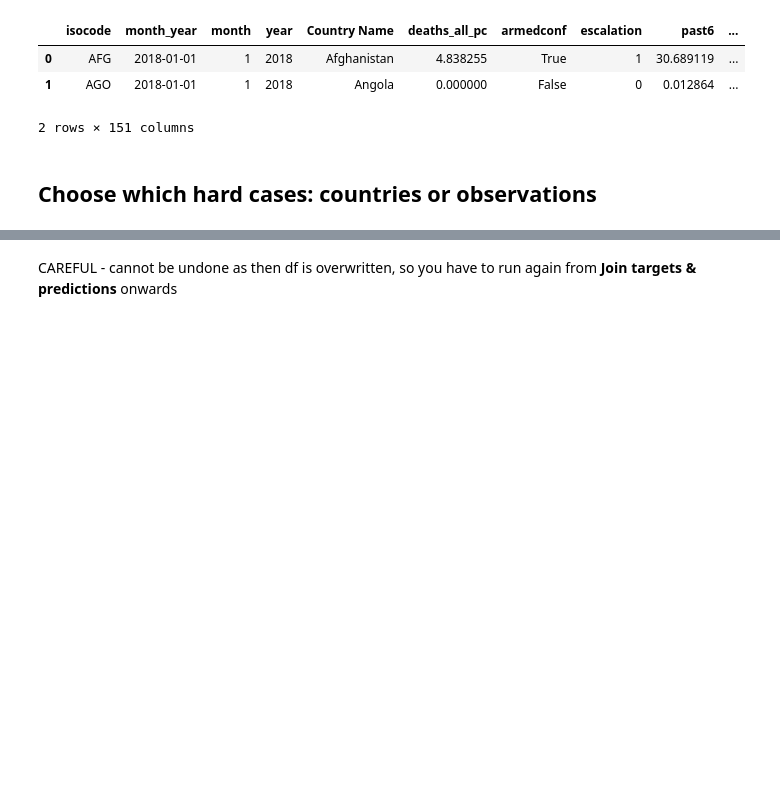
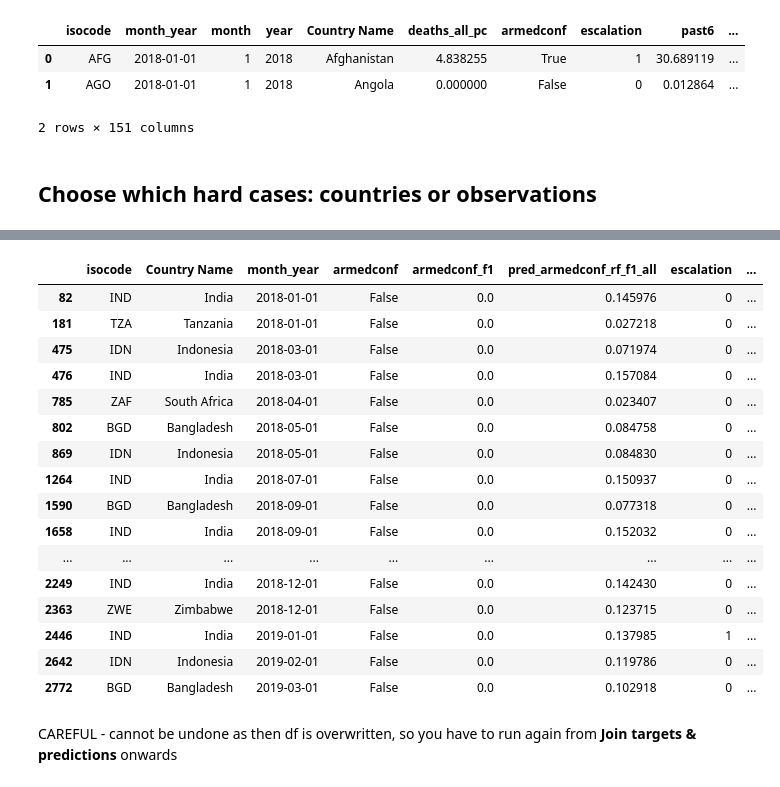
Before and after one commit to luisquinonesPR/thesis, a Jupyter notebook: models/tree_based_evaluation_metrics_hard_cases.ipynb, the cells around one changed output, grey strips where cells are left out. Saved outputs shown, nothing was run; the diff lists cells and outputs as text; code cells hidden in the pictures; blank space fills up the shorter version.

```diff
--- a/models/tree_based_evaluation_metrics_hard_cases.ipynb
+++ b/models/tree_based_evaluation_metrics_hard_cases.ipynb
@@ -339,3 +355,25 @@ Approach 2: hard observations
+# %%
+#df_peacef_giov[['isocode', 'Country Name', 'month_year', 'armedconf', 'armedconf_f1', 'pred_armedconf_rf_f1_all', 'escalation', 'escalation_f1', 'pred_escalation_rf_f1_all', 'armedconf_since']].head(20)
+
+df_peacef_giov[df_peacef_giov['escalation_f1']==1][['isocode', 'Country Name', 'month_year', 'armedconf', 'armedconf_f1', 'pred_armedconf_rf_f1_all', 'escalation', 'escalation_f1', 'pred_escalation_rf_f1_all', 'armedconf_since']].head(20)
+# %% [output]
+|  | isocode | Country Name | month_year | armedconf | armedconf_f1 | pred_armedconf_rf_f1_all | escalation | ... |
+| 82 | IND | India | 2018-01-01 | False | 0.0 | 0.145976 | 0 | ... |
+| 181 | TZA | Tanzania | 2018-01-01 | False | 0.0 | 0.027218 | 0 | ... |
+| 475 | IDN | Indonesia | 2018-03-01 | False | 0.0 | 0.071974 | 0 | ... |
+| 476 | IND | India | 2018-03-01 | False | 0.0 | 0.157084 | 0 | ... |
+| 785 | ZAF | South Africa | 2018-04-01 | False | 0.0 | 0.023407 | 0 | ... |
+| 802 | BGD | Bangladesh | 2018-05-01 | False | 0.0 | 0.084758 | 0 | ... |
+| 869 | IDN | Indonesia | 2018-05-01 | False | 0.0 | 0.084830 | 0 | ... |
+| 1264 | IND | India | 2018-07-01 | False | 0.0 | 0.150937 | 0 | ... |
+| 1590 | BGD | Bangladesh | 2018-09-01 | False | 0.0 | 0.077318 | 0 | ... |
+| 1658 | IND | India | 2018-09-01 | False | 0.0 | 0.152032 | 0 | ... |
+| ... | ... | ... | ... | ... | ... | ... | ... | ... |
+| 2249 | IND | India | 2018-12-01 | False | 0.0 | 0.142430 | 0 | ... |
+| 2363 | ZWE | Zimbabwe | 2018-12-01 | False | 0.0 | 0.123715 | 0 | ... |
+| 2446 | IND | India | 2019-01-01 | False | 0.0 | 0.137985 | 1 | ... |
+| 2642 | IDN | Indonesia | 2019-02-01 | False | 0.0 | 0.119786 | 0 | ... |
+| 2772 | BGD | Bangladesh | 2019-03-01 | False | 0.0 | 0.102918 | 0 | ... |
 # %% [markdown]
 CAREFUL - cannot be undone as then df is overwritten, so you have to run again from **Join targets & predictions** onwards
 # %%
```
Also changed, not shown: parts of 5 cells of this notebook, 2 other files.
